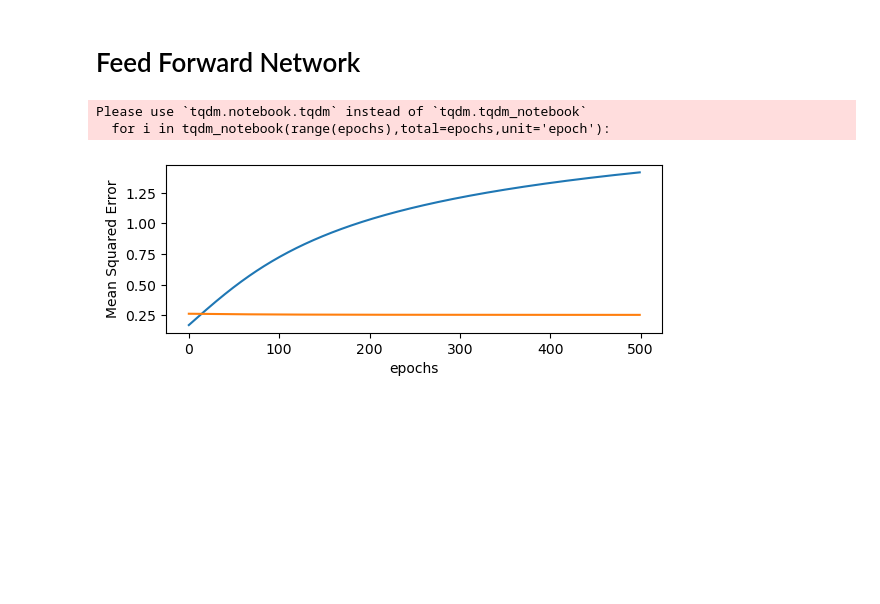
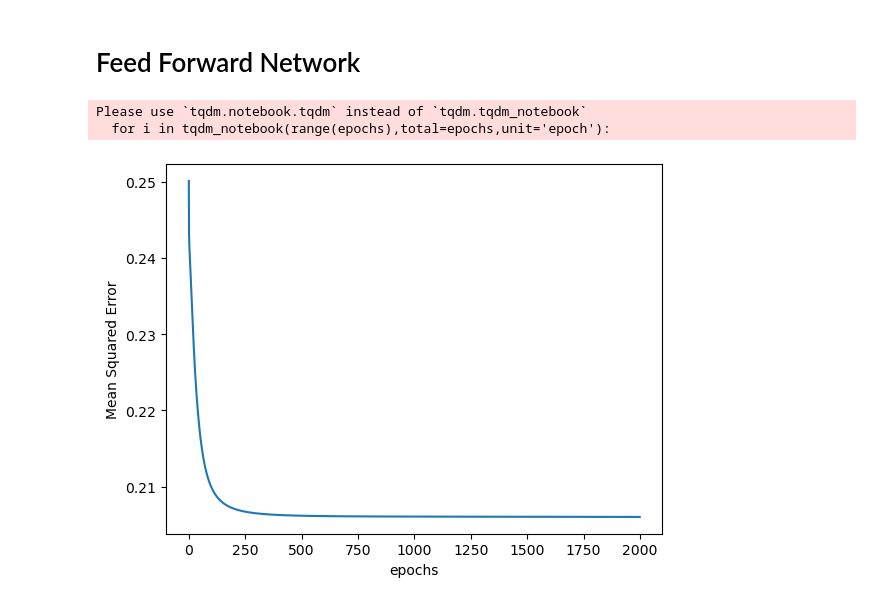
Before and after one commit to Nasir499/FeedForward-Network, a Jupyter notebook: FeedForwardNetwork.ipynb, the cells around one changed output. Saved outputs shown, nothing was run; the diff lists cells and outputs as text; code cells hidden in the pictures; blank space fills up the shorter version.

```diff
--- a/FeedForwardNetwork.ipynb
+++ b/FeedForwardNetwork.ipynb
@@ -220,7 +265,7 @@ class FFNetwork:
 # %%
 ffnw1 = FFNetwork()
-ffnw1.fit(X_train,Y_train,epochs=500,learning_rate=1,display__loss=True)
+ffnw1.fit(X_train,Y_train,epochs=2000,learning_rate=5,display__loss=True)
 # %% [output]
 Please use `tqdm.notebook.tqdm` instead of `tqdm.tqdm_notebook`
   for i in tqdm_notebook(range(epochs),total=epochs,unit='epoch'):
-[figure, old version]
+[figure, new version]
```
Also changed, not shown: parts of 4 cells of this notebook.
